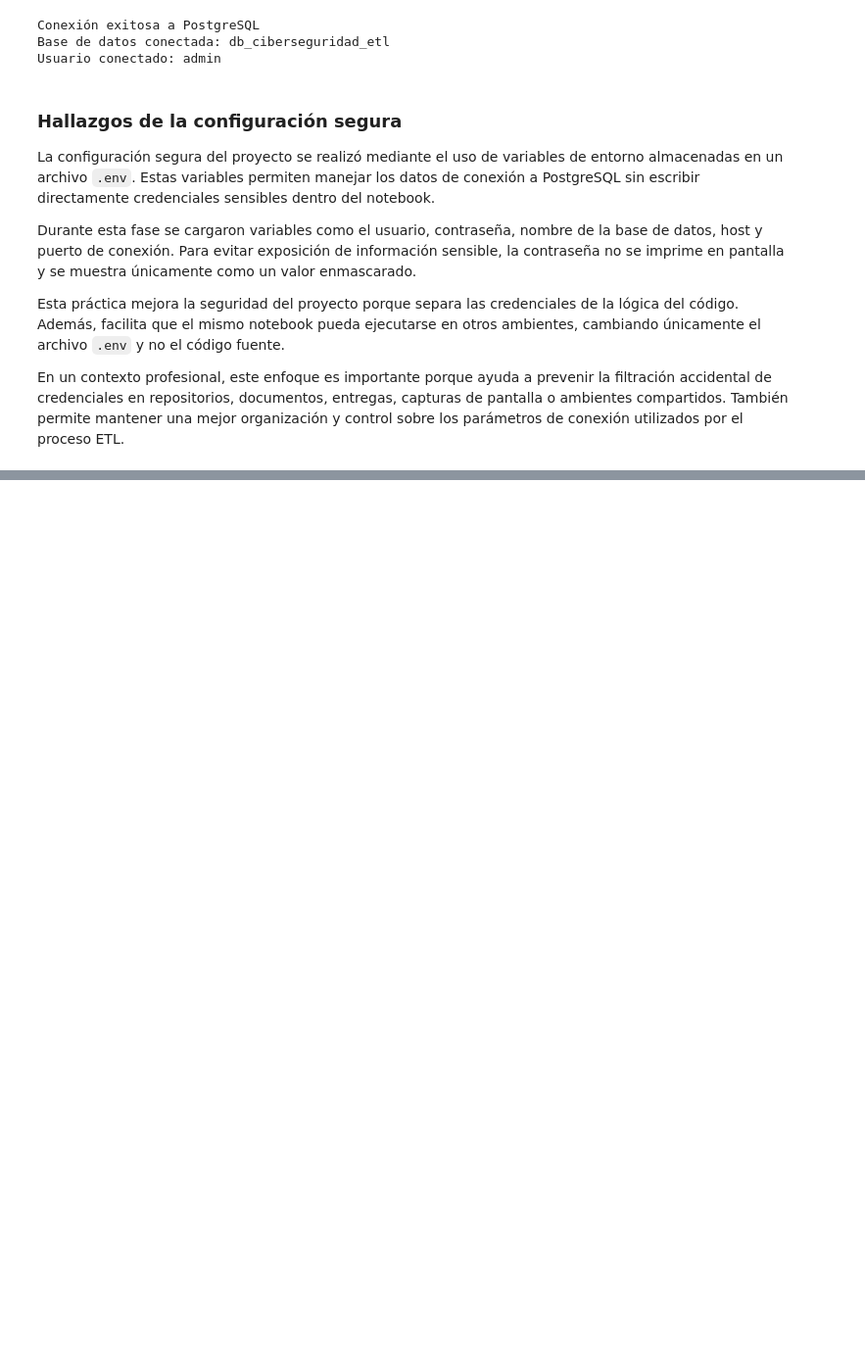
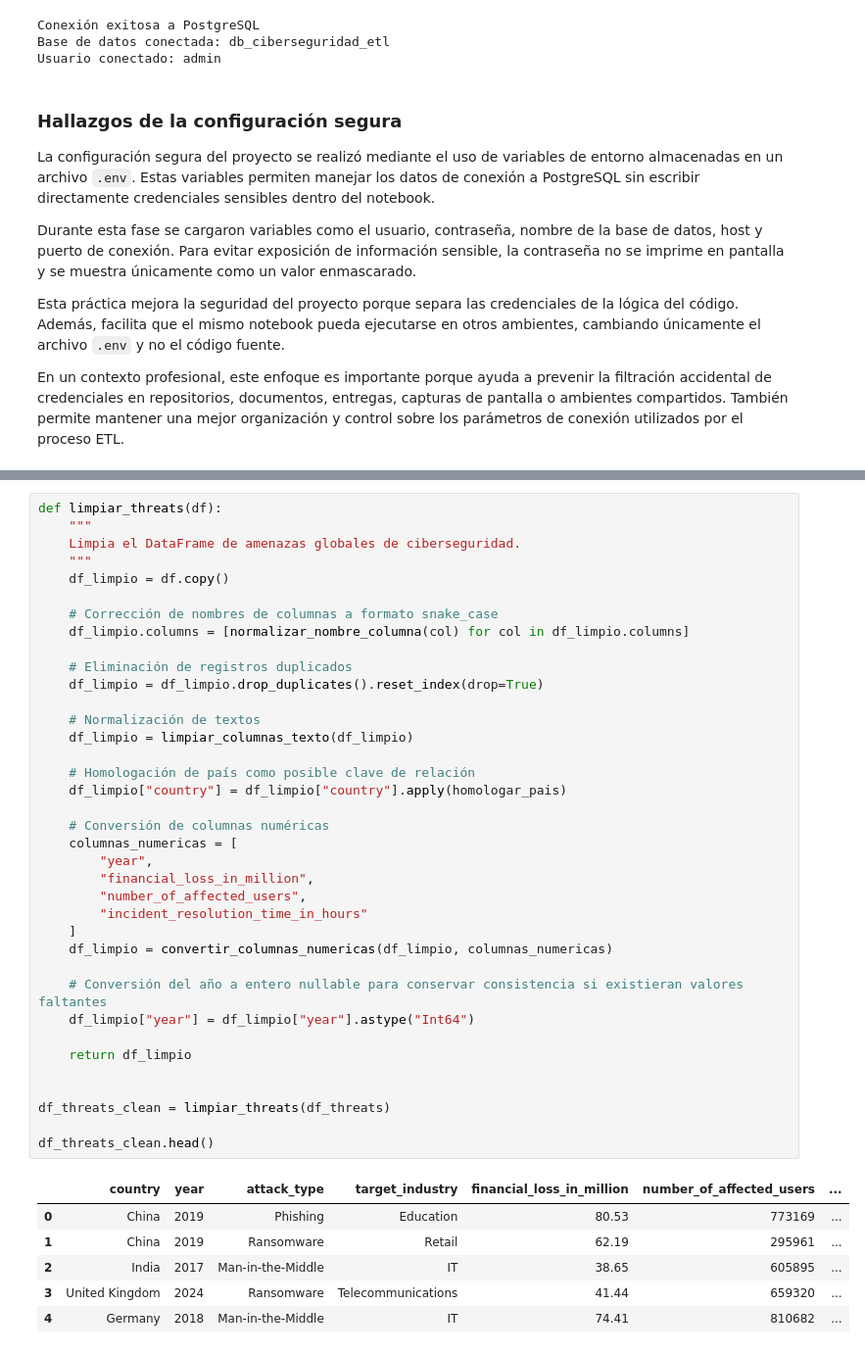
Before and after one commit to PJSA0127/Practica_G9, a Jupyter notebook: transformG9.ipynb, the cells around one changed output, grey strips where cells are left out. Shown at 98% size. Drawn from its saved outputs; the diff is of its cells as text; blank space fills up the shorter version.

```diff
--- a/transformG9.ipynb
+++ b/transformG9.ipynb
@@ -569,0 +687,44 @@ En un contexto profesional, este enfoque es importante porque ayuda a prevenir l
+# %%
+def limpiar_threats(df):
+    """
+    Limpia el DataFrame de amenazas globales de ciberseguridad.
+    """
+    df_limpio = df.copy()
+
+    # Corrección de nombres de columnas a formato snake_case
+    df_limpio.columns = [normalizar_nombre_columna(col) for col in df_limpio.columns]
+
+    # Eliminación de registros duplicados
+    df_limpio = df_limpio.drop_duplicates().reset_index(drop=True)
+
+    # Normalización de textos
+    df_limpio = limpiar_columnas_texto(df_limpio)
+
+    # Homologación de país como posible clave de relación
+    df_limpio["country"] = df_limpio["country"].apply(homologar_pais)
+
+    # Conversión de columnas numéricas
+    columnas_numericas = [
+        "year",
+        "financial_loss_in_million",
+        "number_of_affected_users",
+        "incident_resolution_time_in_hours"
+    ]
+    df_limpio = convertir_columnas_numericas(df_limpio, columnas_numericas)
+
+    # Conversión del año a entero nullable para conservar consistencia si existieran valores faltantes
+    df_limpio["year"] = df_limpio["year"].astype("Int64")
+
+    return df_limpio
+
+
+df_threats_clean = limpiar_threats(df_threats)
+
+df_threats_clean.head()
+# %% [output]
+|  | country | year | attack_type | target_industry | financial_loss_in_million | number_of_affected_users | ... |
+| 0 | China | 2019 | Phishing | Education | 80.53 | 773169 | ... |
+| 1 | China | 2019 | Ransomware | Retail | 62.19 | 295961 | ... |
+| 2 | India | 2017 | Man-in-the-Middle | IT | 38.65 | 605895 | ... |
+| 3 | United Kingdom | 2024 | Ransomware | Telecommunications | 41.44 | 659320 | ... |
+| 4 | Germany | 2018 | Man-in-the-Middle | IT | 74.41 | 810682 | ... |
```
Also changed, not shown: parts of 12 cells of this notebook.
